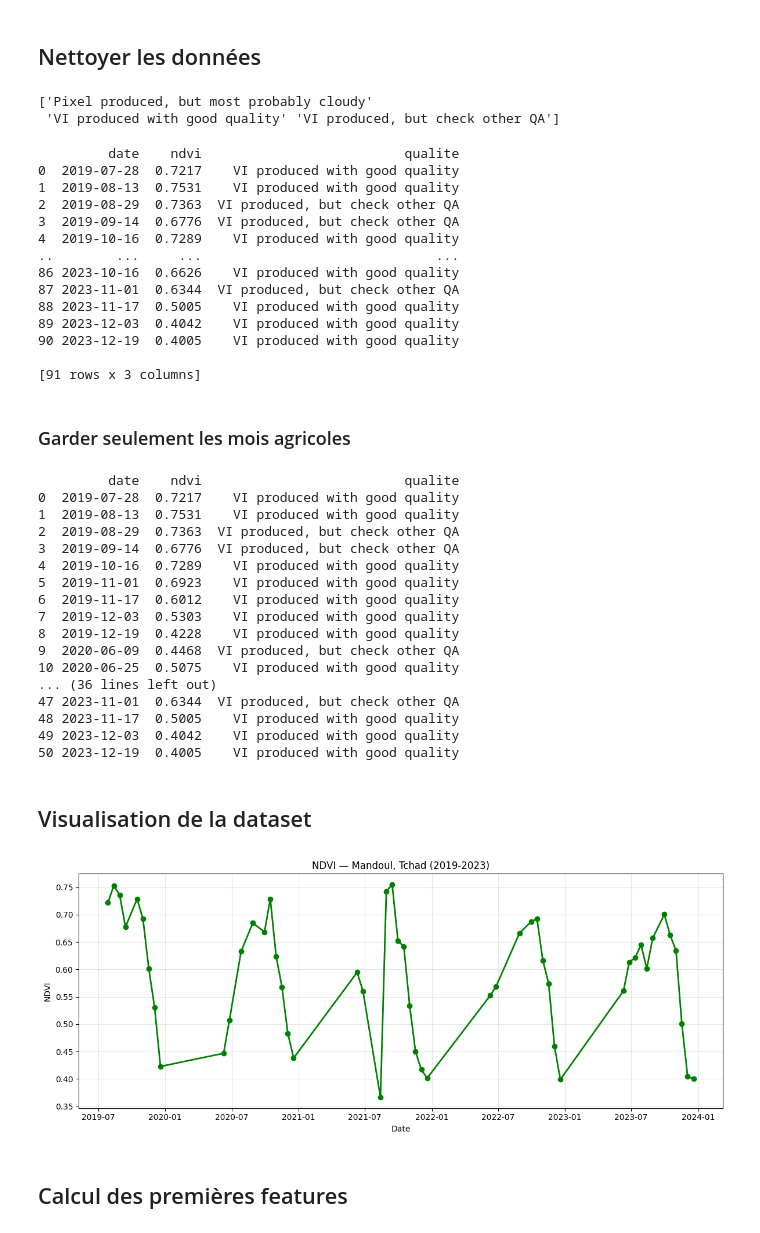
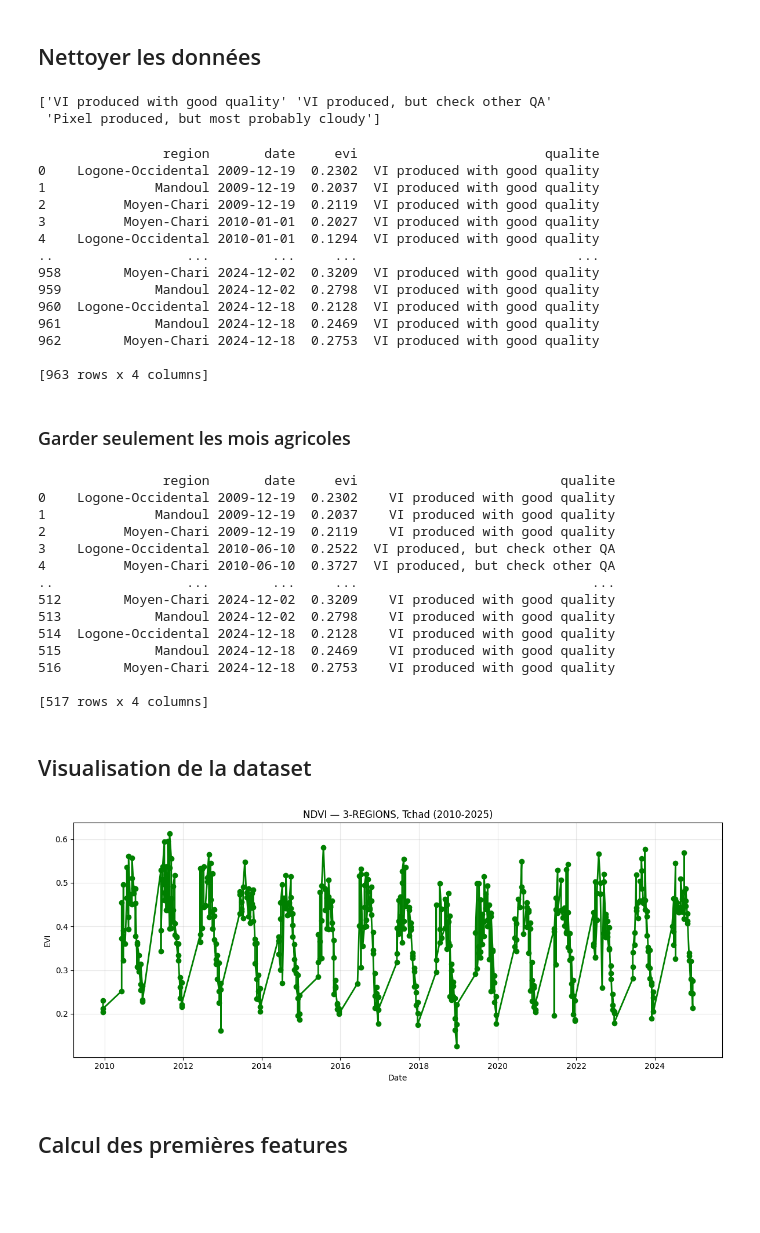
Before and after one commit to BenjosMB235/Prediction-rendement-Mil-Sorgho-Tchad, a Jupyter notebook: 02_notebooks/02_feature_engineering.ipynb, the cells around one changed output. Cells and saved outputs as stored; diff of their text form; code cells hidden in the pictures; blank space fills up the shorter version.

```diff
--- a/02_notebooks/02_feature_engineering.ipynb
+++ b/02_notebooks/02_feature_engineering.ipynb
@@ -10,7 +10,7 @@ import matplotlib.pyplot as plt
 import seaborn as sns
 import plotly.express as px
 # %%
-df = pd.read_csv('ndvi-mandoul-2019-2023-MOD13Q1-061-results.csv')
+df = pd.read_csv('ndvi-tchad-3regions-2010-2025-MOD13Q1-061-results.csv')
 print(df.shape)
 print(df.columns.tolist())
 print(df.head())
@@ -36,21 +36,23 @@ print(df.head())
 ## Nettoyer les données
 # %%
 df_clean = df[[
+    'Category',
     'Date',
-    'MOD13Q1_061__250m_16_days_NDVI',
+    'MOD13Q1_061__250m_16_days_EVI',
     'MOD13Q1_061__250m_16_days_VI_Quality_MODLAND_Description'
 ]].copy()
 
 df_clean.columns = [
+    'region',
     'date',
-    'ndvi',
+    'evi',
     'qualite'
 ]
 # %%
 print(df_clean['qualite'].unique())
 # %% [output]
-['Pixel produced, but most probably cloudy'
- 'VI produced with good quality' 'VI produced, but check other QA']
+['VI produced with good quality' 'VI produced, but check other QA'
+ 'Pixel produced, but most probably cloudy']
 # %%
 df_clean = df_clean[df_clean['qualite'].isin(['VI produced with good quality', 'VI produced, but check other QA'])]
 
@@ -61,20 +63,20 @@ df_clean = df_clean.reset_index(drop=True)
 
 print(df_clean)
 # %% [output]
-         date    ndvi                          qualite
-0  2019-07-28  0.7217    VI produced with good quality
-1  2019-08-13  0.7531    VI produced with good quality
-2  2019-08-29  0.7363  VI produced, but check other QA
-3  2019-09-14  0.6776  VI produced, but check other QA
-4  2019-10-16  0.7289    VI produced with good quality
-..        ...     ...                              ...
-86 2023-10-16  0.6626    VI produced with good quality
-87 2023-11-01  0.6344  VI produced, but check other QA
-88 2023-11-17  0.5005    VI produced with good quality
-89 2023-12-03  0.4042    VI produced with good quality
-90 2023-12-19  0.4005    VI produced with good quality
+                region       date     evi                        qualite
+0    Logone-Occidental 2009-12-19  0.2302  VI produced with good quality
+1              Mandoul 2009-12-19  0.2037  VI produced with good quality
+2          Moyen-Chari 2009-12-19  0.2119  VI produced with good quality
+3          Moyen-Chari 2010-01-01  0.2027  VI produced with good quality
+4    Logone-Occidental 2010-01-01  0.1294  VI produced with good quality
+..                 ...        ...     ...                            ...
+958        Moyen-Chari 2024-12-02  0.3209  VI produced with good quality
+959            Mandoul 2024-12-02  0.2798  VI produced with good quality
+960  Logone-Occidental 2024-12-18  0.2128  VI produced with good quality
+961            Mandoul 2024-12-18  0.2469  VI produced with good quality
+962        Moyen-Chari 2024-12-18  0.2753  VI produced with good quality
 
-[91 rows x 3 columns]
+[963 rows x 4 columns]
 # %% [markdown]
 ### Garder seulement les mois agricoles
 # %%
@@ -82,37 +84,34 @@ df_clean = df_clean[df_clean['date'].dt.month.isin([6, 7, 8, 9, 10, 11, 12])]
 df_clean = df_clean.reset_index(drop=True)
 print(df_clean)
 # %% [output]
-         date    ndvi                          qualite
-0  2019-07-28  0.7217    VI produced with good quality
-1  2019-08-13  0.7531    VI produced with good quality
-2  2019-08-29  0.7363  VI produced, but check other QA
-3  2019-09-14  0.6776  VI produced, but check other QA
-4  2019-10-16  0.7289    VI produced with good quality
-5  2019-11-01  0.6923    VI produced with good quality
-6  2019-11-17  0.6012    VI produced with good quality
-7  2019-12-03  0.5303    VI produced with good quality
-8  2019-12-19  0.4228    VI produced with good quality
-9  2020-06-09  0.4468  VI produced, but check other QA
-10 2020-06-25  0.5075    VI produced with good quality
-... (36 lines left out)
-47 2023-11-01  0.6344  VI produced, but check other QA
-48 2023-11-17  0.5005    VI produced with good quality
-49 2023-12-03  0.4042    VI produced with good quality
-50 2023-12-19  0.4005    VI produced with good quality
+                region       date     evi                          qualite
+0    Logone-Occidental 2009-12-19  0.2302    VI produced with good quality
+1              Mandoul 2009-12-19  0.2037    VI produced with good quality
+2          Moyen-Chari 2009-12-19  0.2119    VI produced with good quality
+3    Logone-Occidental 2010-06-10  0.2522  VI produced, but check other QA
+4          Moyen-Chari 2010-06-10  0.3727  VI produced, but check other QA
+..                 ...        ...     ...                              ...
+512        Moyen-Chari 2024-12-02  0.3209    VI produced with good quality
+513            Mandoul 2024-12-02  0.2798    VI produced with good quality
+514  Logone-Occidental 2024-12-18  0.2128    VI produced with good quality
+515            Mandoul 2024-12-18  0.2469    VI produced with good quality
+516        Moyen-Chari 2024-12-18  0.2753    VI produced with good quality
+
+[517 rows x 4 columns]
 # %% [markdown]
 ## Visualisation de la dataset
 # %%
 plt.figure(figsize=(12, 5))
-plt.plot(df_clean["date"], df_clean["ndvi"], "o-", color="green", linewidth=2)
-plt.title("NDVI — Mandoul, Tchad (2019-2023)")
+plt.plot(df_clean["date"], df_clean["evi"], "o-", color="green", linewidth=2)
+plt.title("NDVI — 3-REGIONS, Tchad (2010-2025)")
 plt.xlabel("Date")
-plt.ylabel("NDVI")
+plt.ylabel("EVI")
 plt.grid(alpha=0.3)
 plt.tight_layout()
-plt.savefig("ndvi_mandoul.png", dpi=150)
+plt.savefig("ndvi_3regions.png", dpi=150)
 plt.show()
 # %% [output]
-[figure, old version]
+[figure, new version]
 # %% [markdown]
 ## Calcul des premières features
 # %%
```
Also changed, not shown: parts of 14 cells of this notebook, 13 other files.
